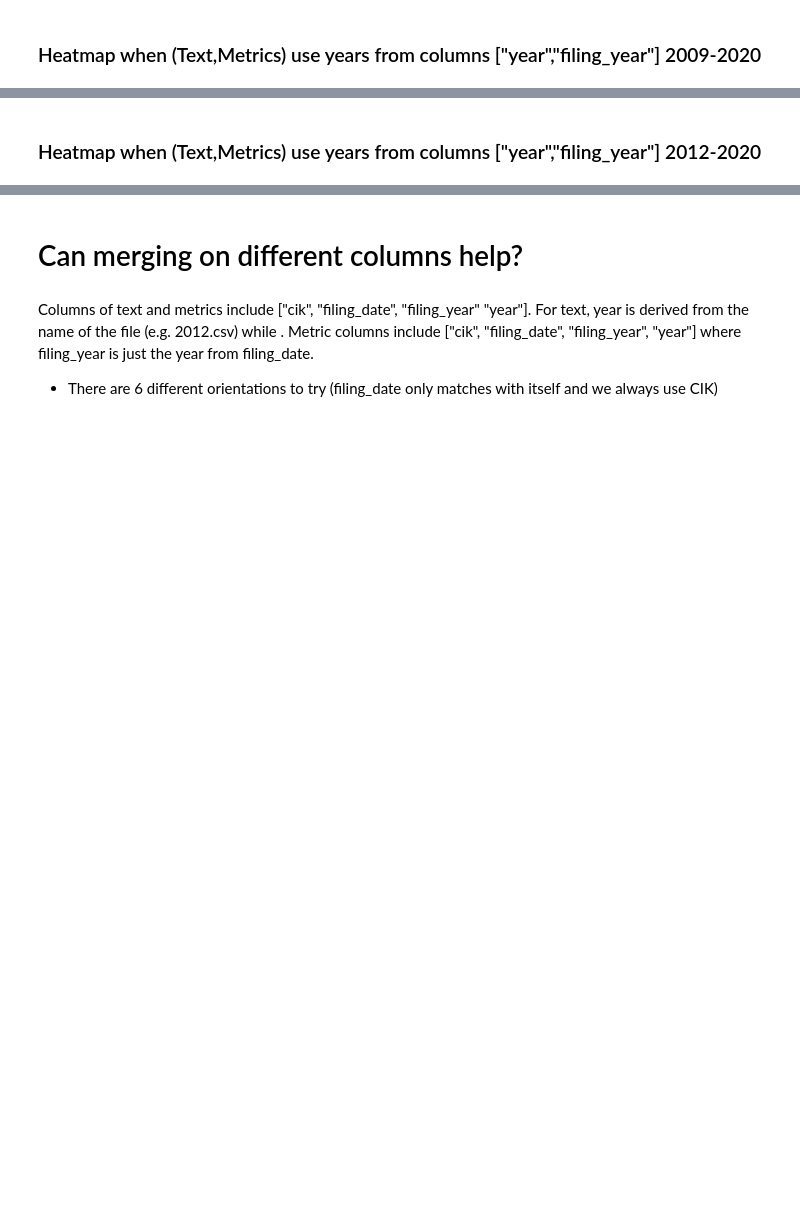
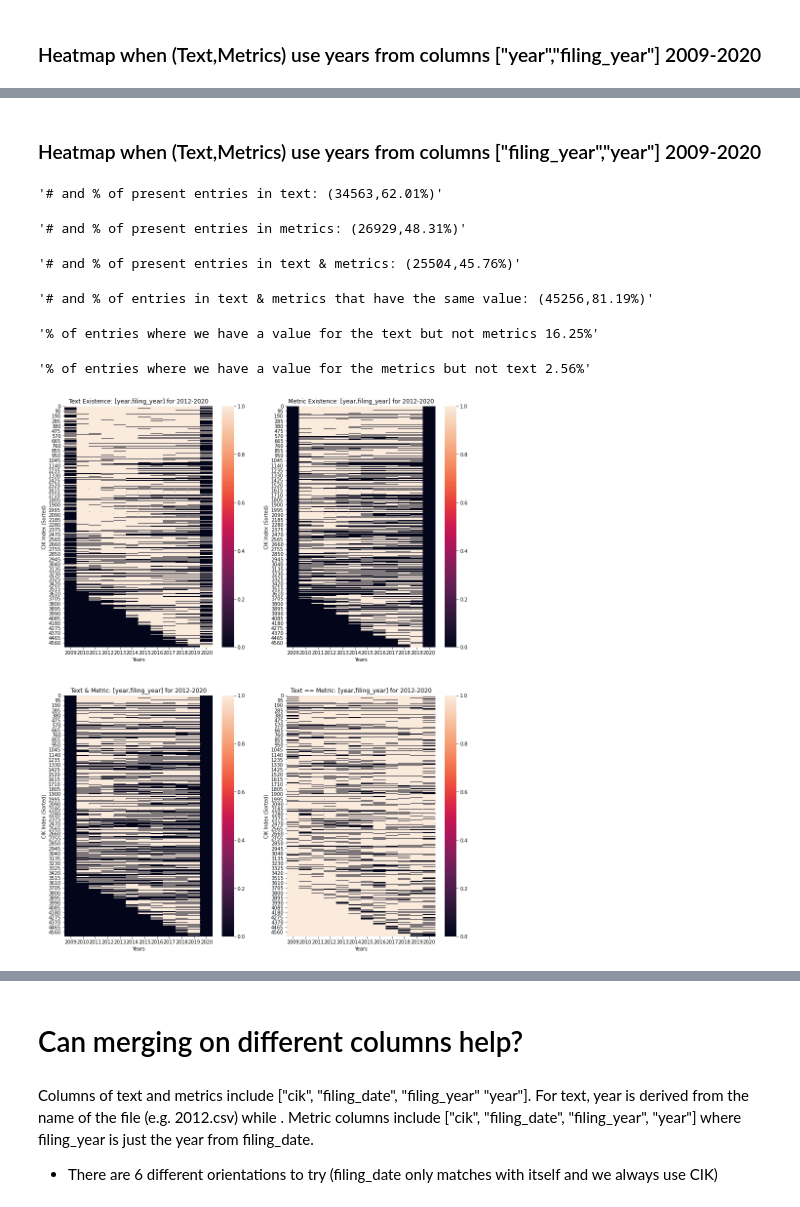
Before and after one commit to bsinghpratap/voya_project_spring21, a Jupyter notebook: VOYAExplorationPreprocessing.ipynb, the cells around one changed output, grey strips where cells are left out. Drawn from its saved outputs; the diff is of its cells as text; code cells hidden in the pictures; blank space fills up the shorter version.

```diff
--- a/VOYAExplorationPreprocessing.ipynb
+++ b/VOYAExplorationPreprocessing.ipynb
@@ -33,10 +57,24 @@ import seaborn as sns
 data_by_year = {}
 relevant_cols = ["cik", "ticker", "filing_date", "item1a_risk", "item7_mda"]
 path = "../Files/"
+
+pre_sizes = []
+post_drop_na_sizes = []
+post_drop_dup_sizes = []
+
 for year in range(2009,2021):
     data_by_year[year] = pd.read_csv(path + str(year) + ".csv", usecols=relevant_cols)
-    data_by_year[year] = data_by_year[year].dropna(subset=['cik', 'item1a_risk', 'item7_mda']).drop_duplicates()
+    pre_sizes.append(len(data_by_year[year]))
+    data_by_year[year] = data_by_year[year].dropna(subset=['cik', 'item1a_risk', 'item7_mda', 'filing_date'])
+    post_drop_na_sizes.append(len(data_by_year[year]))
+    data_by_year[year] = data_by_year[year].drop_duplicates()
+    post_drop_dup_sizes.append(len(data_by_year[year]))
     data_by_year[year]["filing_date"] = pd.to_datetime(data_by_year[year]["filing_date"])
     data_by_year[year]["year"] = year
     data_by_year[year]["filing_year"] =  pd.DatetimeIndex(data_by_year[year]["filing_date"]).year
+
+display("After dropping N/A on (cik,filing_date, 1a, 7)")
+output_loss_metrics(pre_sizes, post_drop_na_sizes)
+display("After dropping duplicates")
+output_loss_metrics(post_drop_na_sizes, post_drop_dup_sizes)
 # %% [output]
@@ -65,10 +93,0 @@ for year in range(2009,2021):
-# %%
-# Output some metrics on data-loss
-for pre_size, post_size, year in zip(pre_grouping_sizes, post_grouping_sizes, list(range(2009,2021))):
-    num_lost = pre_size - post_size
-    percent_lost = float(num_lost) / float(pre_size)
-    display("{:n} lost {:.2%}, {} rows total".format(year, percent_lost, num_lost))
-
-num_lost = sum(pre_grouping_sizes) - sum(post_grouping_sizes)
-percent_lost = float(num_lost) / float(sum(pre_grouping_sizes))
-display("In total lost {:.2%}, {} rows total".format(percent_lost, num_lost))
@@ -185,10 +247,11 @@ def find_valid(year_start, year_end, text_col, metrics_col):
 
     return (valid_text, valid_metrics, binary_both, binary_same)
 
-def plot_heatmap(binary_data, title, axis):
+def plot_heatmap(binary_data, title, axis, start_year=2009):
     sns.heatmap(data=binary_data, ax=axis)
     axis.set_title(title)
     axis.set_xlabel("Years")
+    axis.set_xticklabels([i for i in list(range(start_year,start_year + len(binary_data[0])))])
     axis.set_ylabel("CIK Index (Sorted)")
 # %% [markdown]
 ### Heatmap when (Text,Metrics) use years from columns ["year","year"] for 2009-2020 on shared CIKs
@@ -223,10 +292,18 @@ plot_heatmap(binary_same, "Text == Metric: [year,filing_year] for 2009-2020", ax
 # %% [markdown]
-### Heatmap when (Text,Metrics) use years from columns ["year","filing_year"] 2012-2020
+### Heatmap when (Text,Metrics) use years from columns ["filing_year","year"] 2009-2020
 # %%
-binary_text, binary_metrics, binary_both, binary_same = find_valid(2012,2020, "year", "filing_year")
+binary_text, binary_metrics, binary_both, binary_same = find_valid(2009,2020, "filing_year", "year")
 
 fig, axs = plt.subplots(2,2, figsize=(15,20))
 plot_heatmap(binary_text, "Text Existence: [year,filing_year] for 2012-2020", axs[0,0])
 plot_heatmap(binary_metrics, "Metric Existence: [year,filing_year] for 2012-2020", axs[0,1])
 plot_heatmap(binary_both, "Text & Metric: [year,filing_year] for 2012-2020", axs[1,0])
 plot_heatmap(binary_same, "Text == Metric: [year,filing_year] for 2012-2020", axs[1,1])
+# %% [output]
+'# and % of present entries in text: (34563,62.01%)'
+'# and % of present entries in metrics: (26929,48.31%)'
+'# and % of present entries in text & metrics: (25504,45.76%)'
+'# and % of entries in text & metrics that have the same value: (45256,81.19%)'
+'% of entries where we have a value for the text but not metrics 16.25%'
+'% of entries where we have a value for the metrics but not text 2.56%'
+[figure, added]
```
Also changed, not shown: parts of 20 cells of this notebook, 5 other files.
